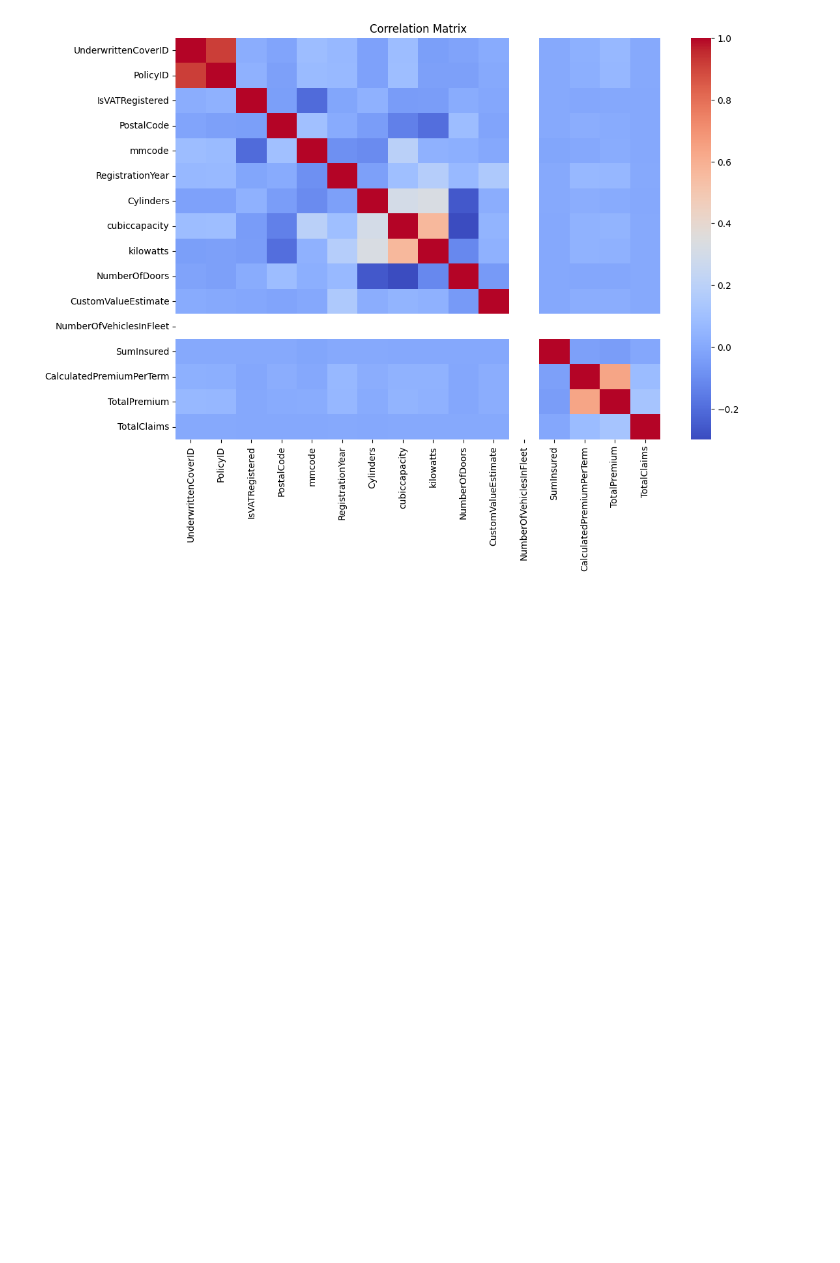
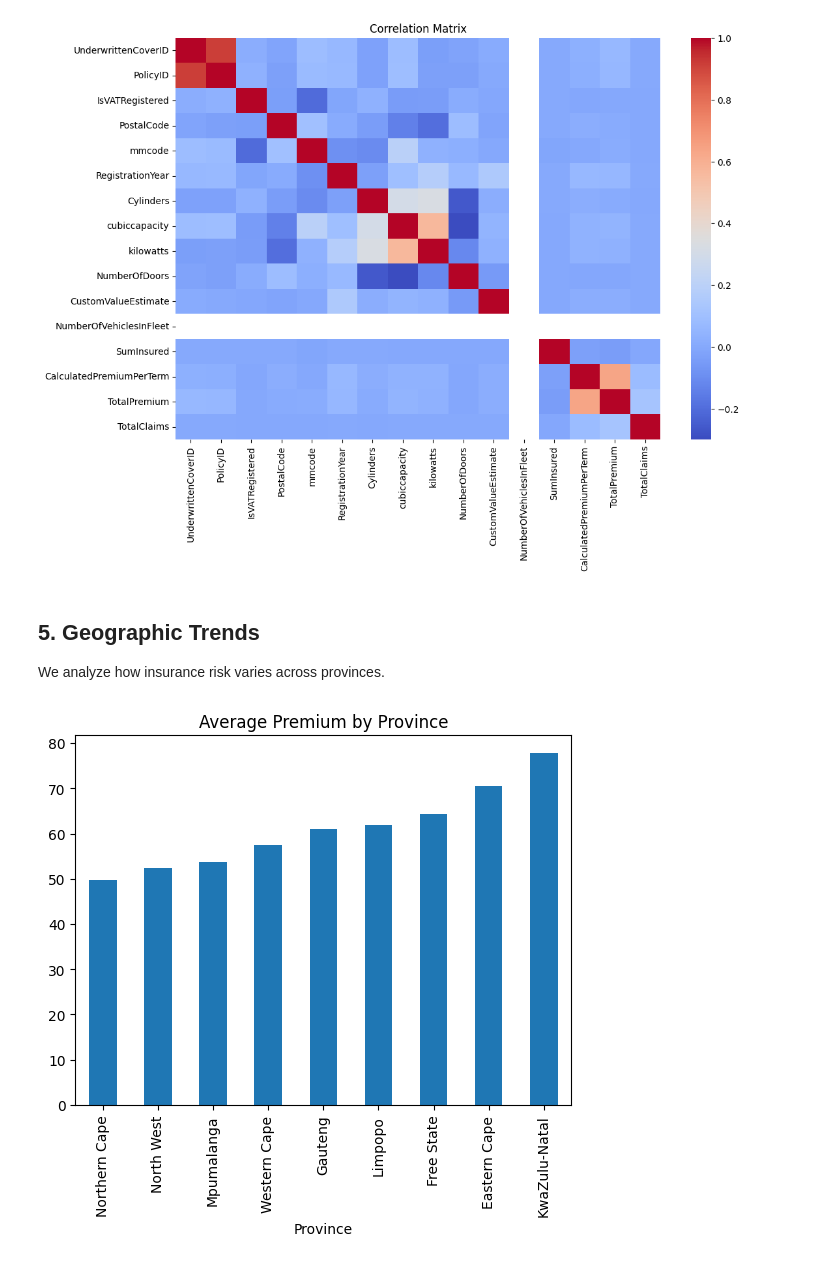
Before and after one commit to Redeat-Birhane/insurance-risk-analytics, a Jupyter notebook: notebooks/01_eda.ipynb, the cells around one changed output. Saved outputs shown, nothing was run; the diff lists cells and outputs as text; code cells hidden in the pictures; blank space fills up the shorter version.

Commit message:
analysis: analyze geographic distribution of risk and premiums

```diff
--- a/notebooks/01_eda.ipynb
+++ b/notebooks/01_eda.ipynb
@@ -157,3 +157,13 @@ def plot_correlation_matrix(df):
 plot_correlation_matrix(df)
 # %% [output]
 [figure]
+# %% [markdown]
+## 5. Geographic Trends
+
+We analyze how insurance risk varies across provinces.
+# %%
+df.groupby("Province")["TotalPremium"].mean().sort_values().plot(kind="bar")
+plt.title("Average Premium by Province")
+plt.show()
+# %% [output]
+[figure, added]
```
Also changed, not shown: parts of 2 cells of this notebook.
